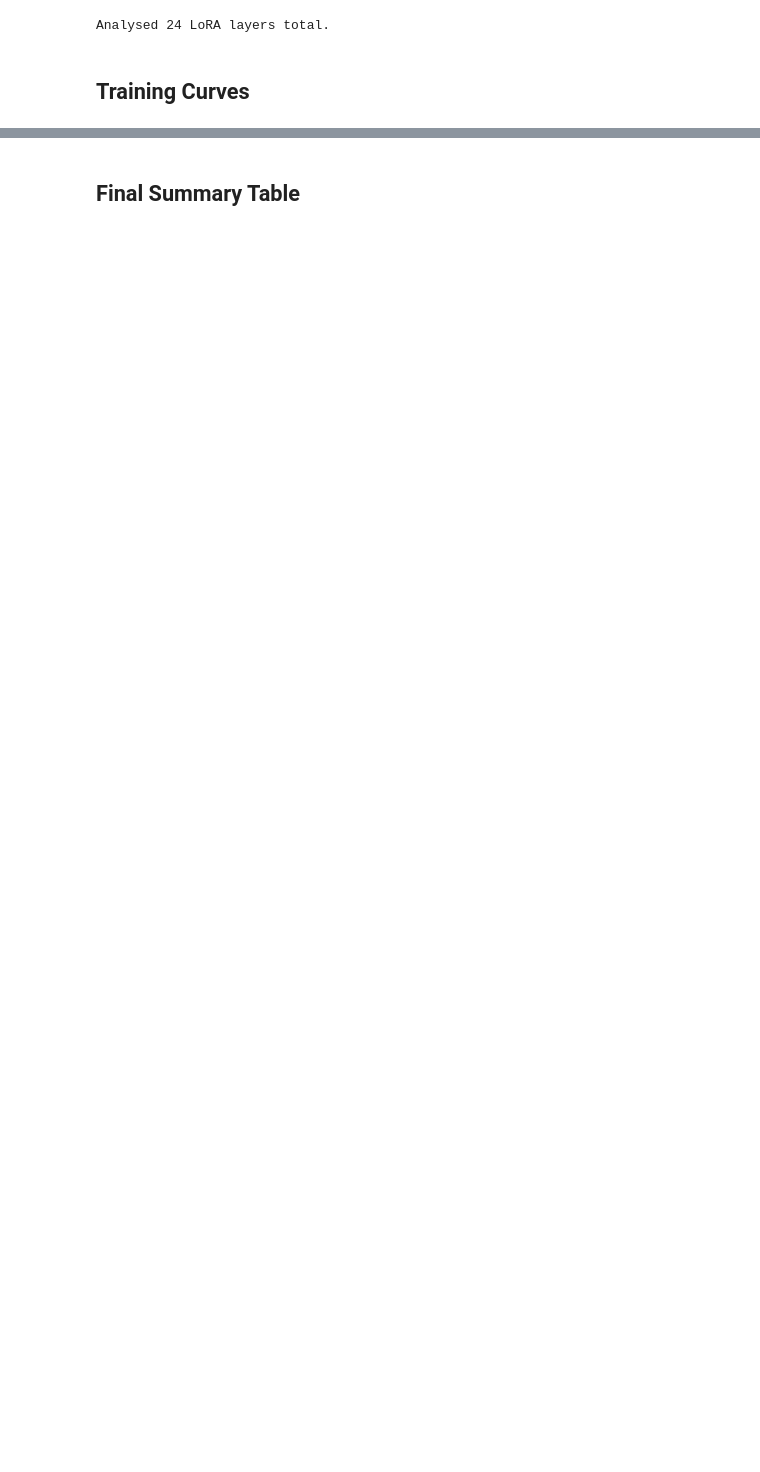
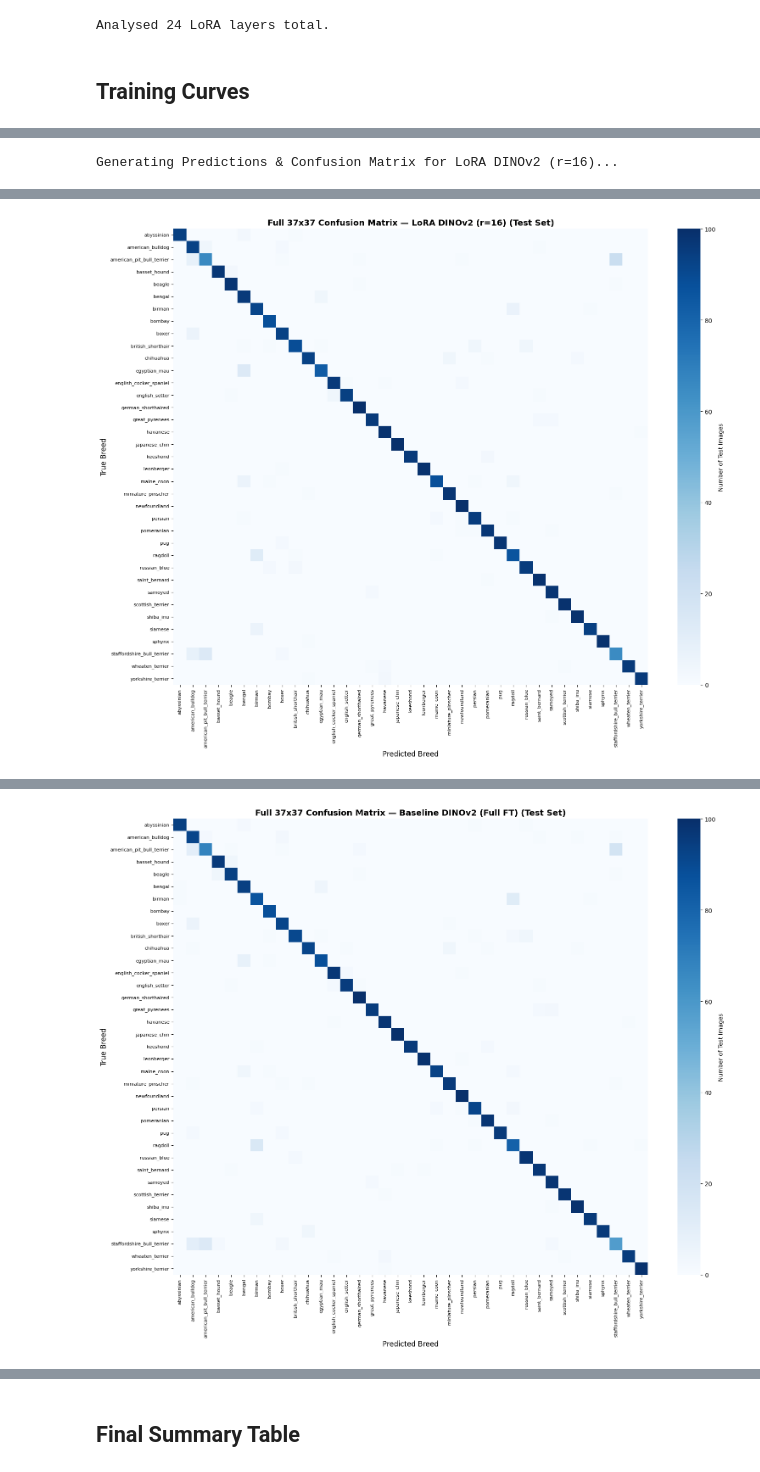
Before and after one commit to SalajBansal05/parameter-efficient-finetuning-lora, a Jupyter notebook: parameter_efficient_finetuning_lora.ipynb, the cells around one changed output, grey strips where cells are left out. Saved outputs shown, nothing was run; the diff lists cells and outputs as text; code cells hidden in the pictures; blank space fills up the shorter version.

```diff
--- a/parameter_efficient_finetuning_lora.ipynb
+++ b/parameter_efficient_finetuning_lora.ipynb
@@ -581,0 +692,75 @@ Generating Confusion Matrix for Baseline DINOv2...
+# %%
+def evaluate_confusion_matrix_and_top_errors(
+    trainer, dataset, title: str, filename: str, top_k: int = 5
+):
+    """1. Plots the full 37x37 Confusion Matrix on the held-out test dataset.
+
+    2. Extracts and prints the Top-K most frequently confused pet breed pairs.
+    """
+    print(f"\nGenerating Predictions & Confusion Matrix for {title}...")
+    outputs = trainer.predict(dataset)
+    y_true = outputs.label_ids
+    y_pred = np.argmax(outputs.predictions, axis=1)
+
+    cm = confusion_matrix(y_true, y_pred)
+
+    # 1. Plot Full 37x37 Confusion Matrix
+    plt.figure(figsize=(16, 13))
+    sns.heatmap(
+        cm,
+        annot=False,
+         cmap="Blues",
+        xticklabels=labels,
+        yticklabels=labels,
+        cbar_kws={"label": "Number of Test Images"},
+    )
+    plt.title(
+        f"Full 37x37 Confusion Matrix — {title} (Test Set)",
+        fontsize=14,
+        fontweight="bold",
+    )
+    plt.xlabel("Predicted Breed", fontsize=12)
+    plt.ylabel("True Breed", fontsize=12)
+    plt.xticks(rotation=90, fontsize=8)
+    plt.yticks(rotation=0, fontsize=8)
+    plt.tight_layout()
+    plt.savefig(filename, dpi=200)
+    plt.show()
+
+    # 2. Extract Top-K Most Confused Breed Pairs (off-diagonal entries)
+    cm_off_diag = cm.copy()
+    np.fill_diagonal(cm_off_diag, 0)
+
+    # Flatten indices and sort by highest error count
+    flat_indices = np.argsort(cm_off_diag.ravel())[::-1][:top_k]
+    row_indices, col_indices = np.unravel_index(flat_indices, cm_off_diag.shape)
+
+    print(f"\nTop {top_k} Most Confused Breed Pairs ({title}):")
+    print("-" * 75)
+    print(f"{'Rank':<6} | {'True Breed':<28} | {'Predicted As':<28} | {'Count'}")
+    print("-" * 75)
+    for rank_idx, (r, c) in enumerate(zip(row_indices, col_indices), start=1):
+        count = cm_off_diag[r, c]
+        if count > 0:
+            print(f"#{rank_idx:<5} | {id2label[r]:<28} | {id2label[c]:<28} | {count}")
+    print("-" * 75)
+
+
+# Run for both LoRA and Baseline on Held-Out Test Set
+evaluate_confusion_matrix_and_top_errors(
+    lora_trainer,
+    test_ds,
+    title="LoRA DINOv2 (r=16)",
+    filename="cm_lora_r16.png",
+    top_k=5,
+)
+
+evaluate_confusion_matrix_and_top_errors(
+    base_trainer,
+    test_ds,
+    title="Baseline DINOv2 (Full FT)",
+    filename="cm_baseline_full_ft.png",
+    top_k=5,
+)
+# %% [output]
+Generating Predictions & Confusion Matrix for LoRA DINOv2 (r=16)...
@@ -581,0 +768 @@ Generating Confusion Matrix for Baseline DINOv2...
+[figure, added]
@@ -581,0 +782 @@ Generating Confusion Matrix for Baseline DINOv2...
+[figure, added]
```
Also changed, not shown: parts of 17 cells of this notebook, 2 other files.
